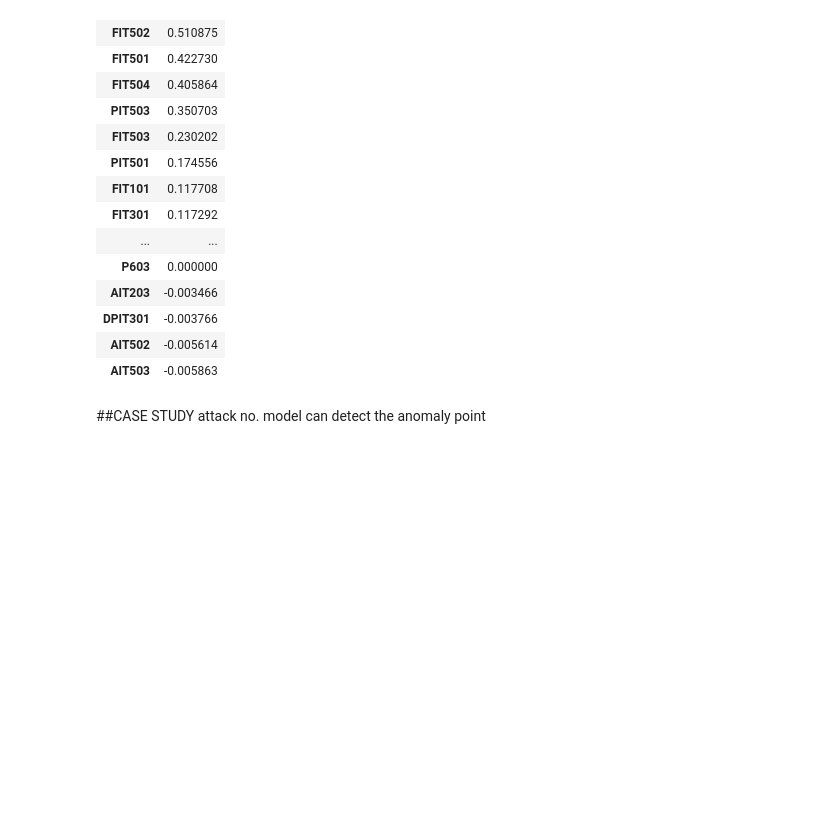
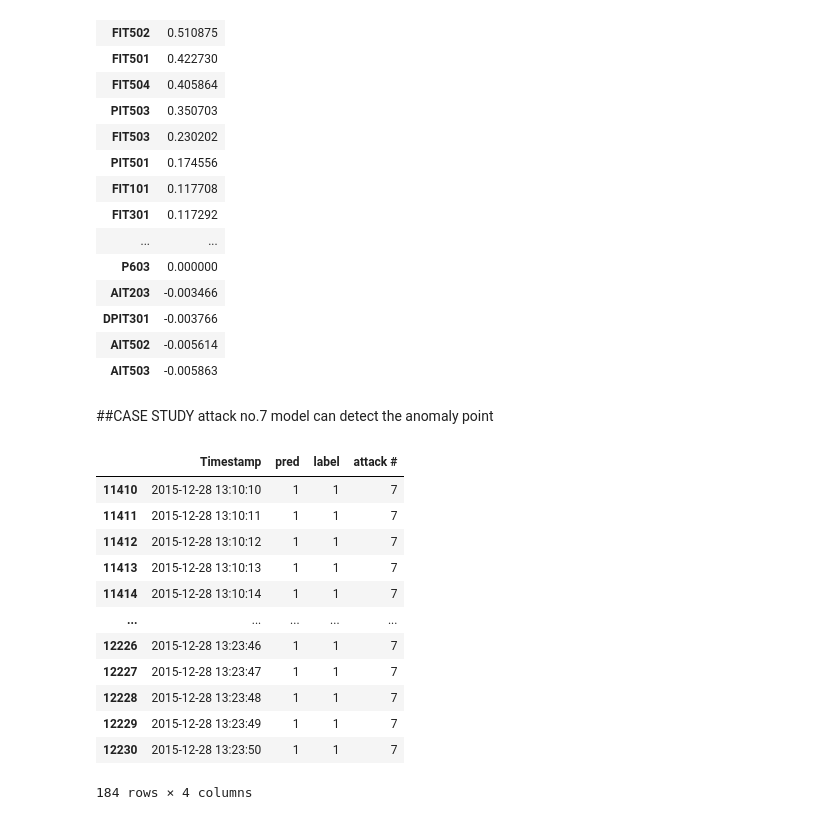
Before and after one commit to Geebigib/Explainable-Anomaly-detection-In-ICS, a Jupyter notebook: Probability_Base_Model.ipynb, the cells around one changed output. Cells and saved outputs as stored; diff of their text form; code cells hidden in the pictures; blank space fills up the shorter version.

```diff
--- a/Probability_Base_Model.ipynb
+++ b/Probability_Base_Model.ipynb
@@ -551,5 +534,21 @@ ale_result.sort_values(by=['result'], ascending=False)
 | AIT502 | -0.005614 |
 | AIT503 | -0.005863 |
 # %% [markdown]
-##CASE STUDY attack no.
+##CASE STUDY attack no.7
 model can detect the anomaly point
+# %%
+time_label[(time_label["pred"] == 1) & (time_label["label"] == 1) & (time_label["attack #"] == 7)]
+# %% [output]
+|  | Timestamp | pred | label | attack # |
+| 11410 | 2015-12-28 13:10:10 | 1 | 1 | 7 |
+| 11411 | 2015-12-28 13:10:11 | 1 | 1 | 7 |
+| 11412 | 2015-12-28 13:10:12 | 1 | 1 | 7 |
+| 11413 | 2015-12-28 13:10:13 | 1 | 1 | 7 |
+| 11414 | 2015-12-28 13:10:14 | 1 | 1 | 7 |
+| ... | ... | ... | ... | ... |
+| 12226 | 2015-12-28 13:23:46 | 1 | 1 | 7 |
+| 12227 | 2015-12-28 13:23:47 | 1 | 1 | 7 |
+| 12228 | 2015-12-28 13:23:48 | 1 | 1 | 7 |
+| 12229 | 2015-12-28 13:23:49 | 1 | 1 | 7 |
+| 12230 | 2015-12-28 13:23:50 | 1 | 1 | 7 |
+184 rows × 4 columns
```
Also changed, not shown: parts of 88 cells of this notebook.
